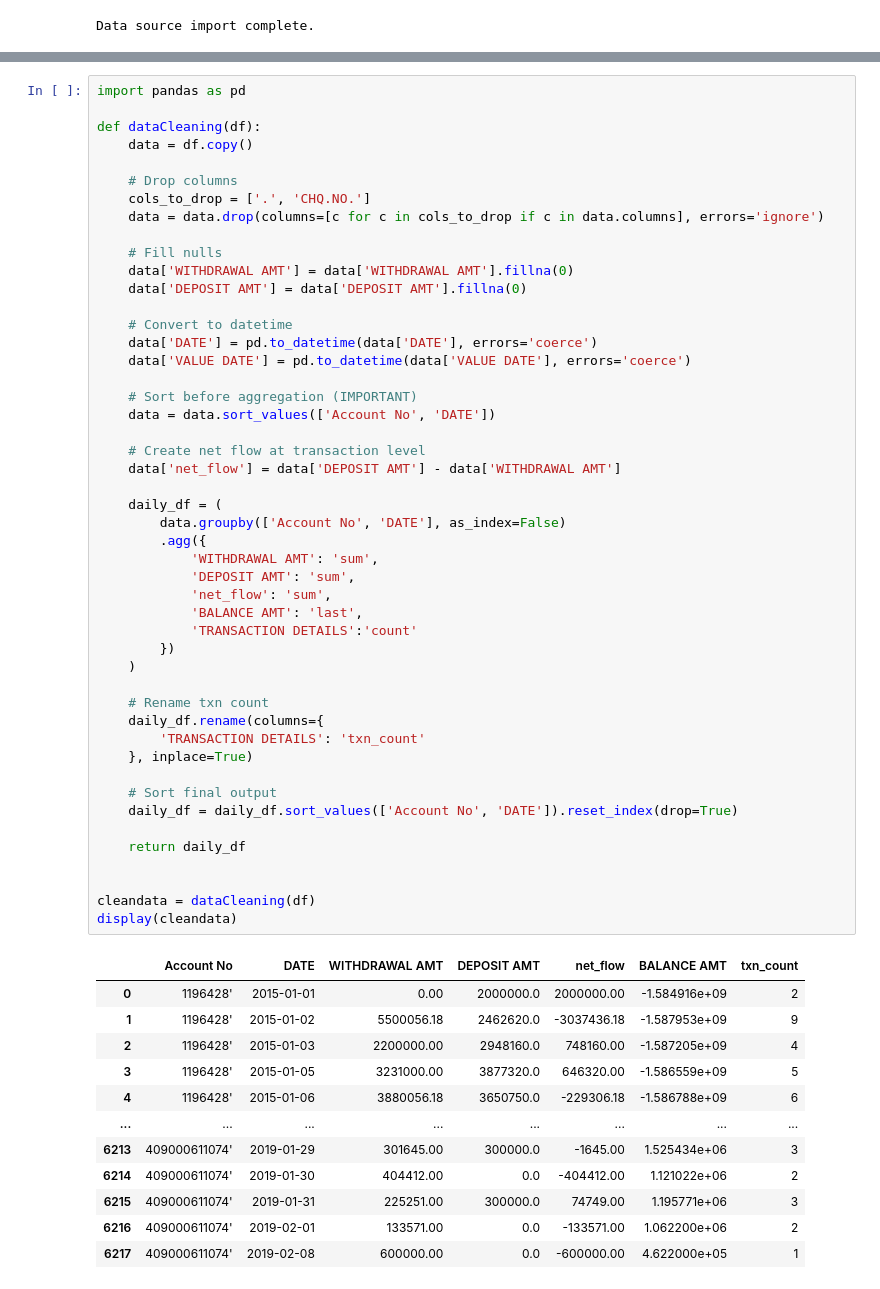
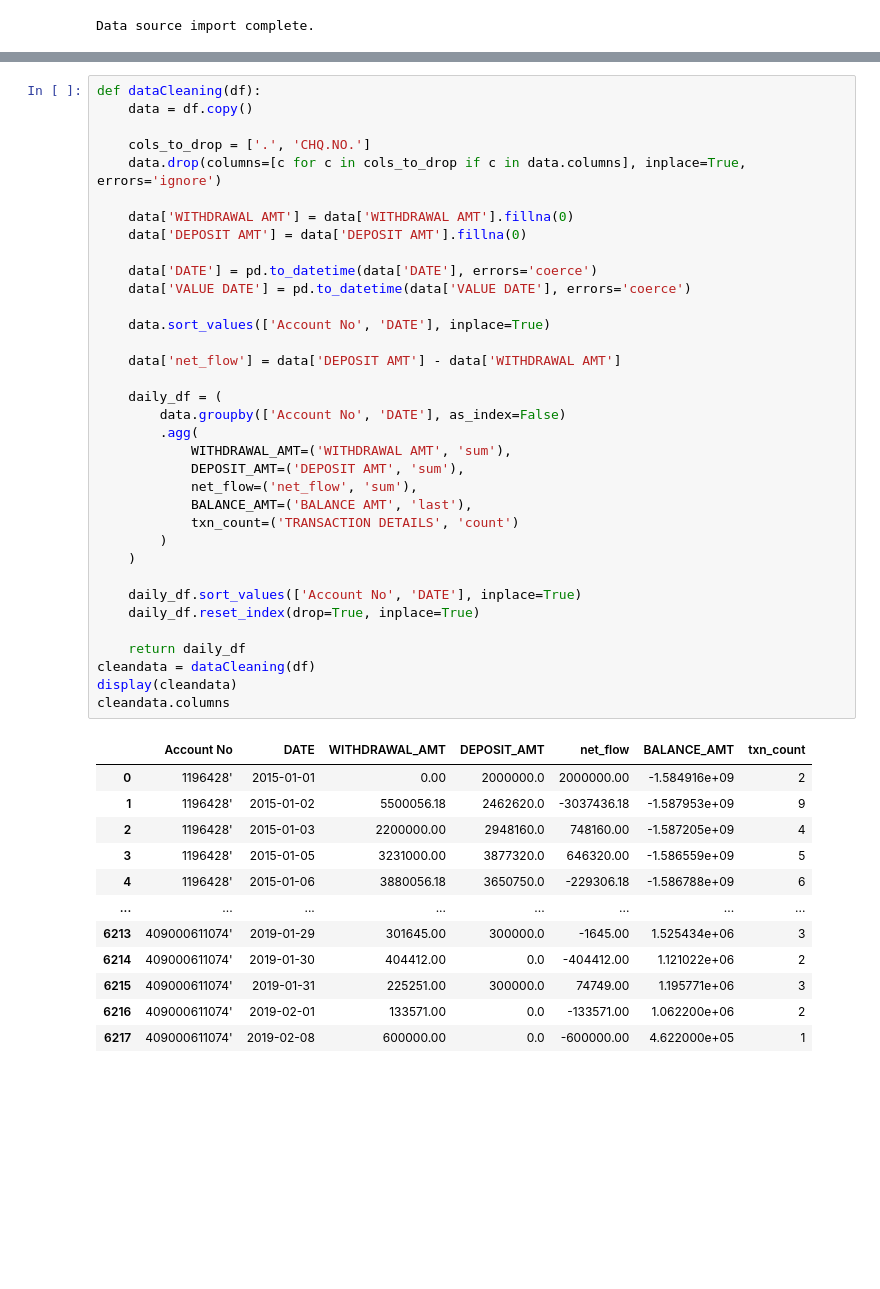
Before and after one commit to Deep6890/AEGIS-FIN, a Jupyter notebook: Transcation risk network.ipynb, the cells around one changed output, grey strips where cells are left out. Cells and saved outputs as stored; diff of their text form; blank space fills up the shorter version.

```diff
--- a/Transcation risk network.ipynb
+++ b/Transcation risk network.ipynb
@@ -92,53 +90,40 @@ BALANCE AMT unique values :  115171
 # %%
-import pandas as pd
-
 def dataCleaning(df):
     data = df.copy()
 
-    # Drop columns
     cols_to_drop = ['.', 'CHQ.NO.']
-    data = data.drop(columns=[c for c in cols_to_drop if c in data.columns], errors='ignore')
+    data.drop(columns=[c for c in cols_to_drop if c in data.columns], inplace=True, errors='ignore')
 
-    # Fill nulls
     data['WITHDRAWAL AMT'] = data['WITHDRAWAL AMT'].fillna(0)
     data['DEPOSIT AMT'] = data['DEPOSIT AMT'].fillna(0)
 
-    # Convert to datetime
     data['DATE'] = pd.to_datetime(data['DATE'], errors='coerce')
     data['VALUE DATE'] = pd.to_datetime(data['VALUE DATE'], errors='coerce')
 
-    # Sort before aggregation (IMPORTANT)
-    data = data.sort_values(['Account No', 'DATE'])
+    data.sort_values(['Account No', 'DATE'], inplace=True)
 
-    # Create net flow at transaction level
     data['net_flow'] = data['DEPOSIT AMT'] - data['WITHDRAWAL AMT']
 
     daily_df = (
         data.groupby(['Account No', 'DATE'], as_index=False)
-        .agg({
-            'WITHDRAWAL AMT': 'sum',
-            'DEPOSIT AMT': 'sum',
-            'net_flow': 'sum',
-            'BALANCE AMT': 'last',
-            'TRANSACTION DETAILS':'count'
-        })
+        .agg(
+            WITHDRAWAL_AMT=('WITHDRAWAL AMT', 'sum'),
+            DEPOSIT_AMT=('DEPOSIT AMT', 'sum'),
+            net_flow=('net_flow', 'sum'),
+            BALANCE_AMT=('BALANCE AMT', 'last'),
+            txn_count=('TRANSACTION DETAILS', 'count')
+        )
     )
 
-    # Rename txn count
-    daily_df.rename(columns={
-        'TRANSACTION DETAILS': 'txn_count'
-    }, inplace=True)
-
-    # Sort final output
-    daily_df = daily_df.sort_values(['Account No', 'DATE']).reset_index(drop=True)
+    daily_df.sort_values(['Account No', 'DATE'], inplace=True)
+    daily_df.reset_index(drop=True, inplace=True)
 
     return daily_df
-
-
 cleandata = dataCleaning(df)
 display(cleandata)
+cleandata.columns
 # %% [output]
-|  | Account No | DATE | WITHDRAWAL AMT | DEPOSIT AMT | net_flow | BALANCE AMT | txn_count |
+|  | Account No | DATE | WITHDRAWAL_AMT | DEPOSIT_AMT | net_flow | BALANCE_AMT | txn_count |
 | 0 | 1196428' | 2015-01-01 | 0.00 | 2000000.0 | 2000000.00 | -1.584916e+09 | 2 |
 | 1 | 1196428' | 2015-01-02 | 5500056.18 | 2462620.0 | -3037436.18 | -1.587953e+09 | 9 |
 | 2 | 1196428' | 2015-01-03 | 2200000.00 | 2948160.0 | 748160.00 | -1.587205e+09 | 4 |
```
Also changed, not shown: parts of 19 cells of this notebook.
